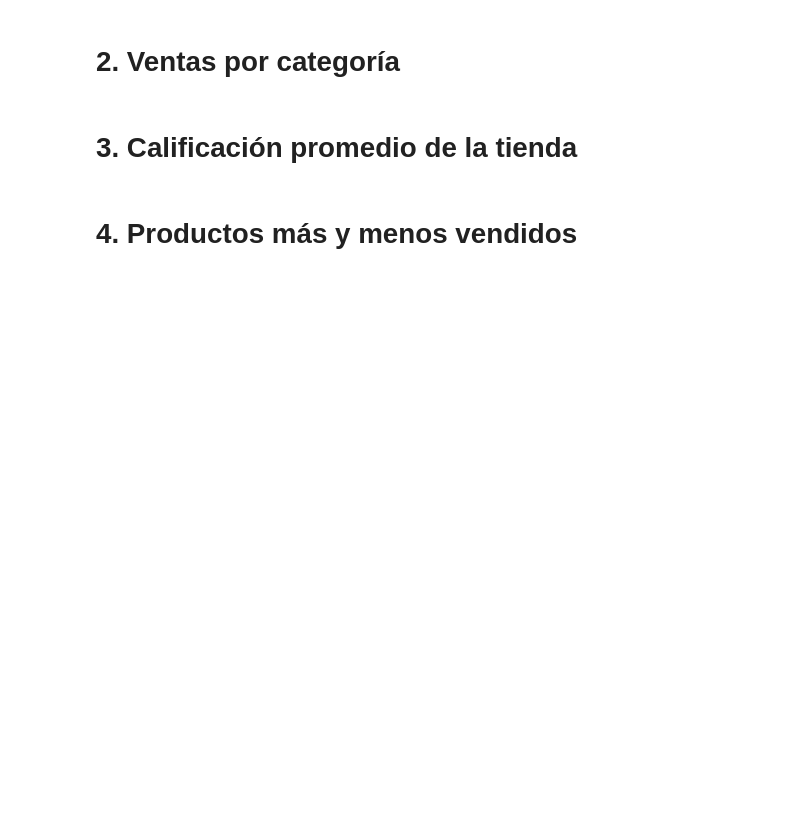
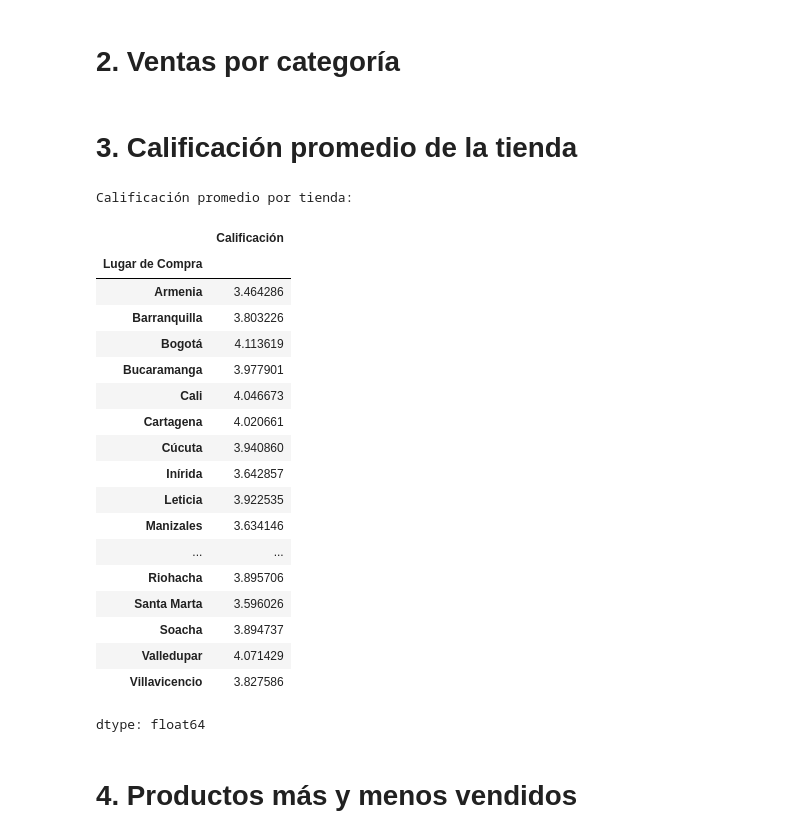
Before and after one commit to Beaebert/challenge1-data-science-latam, a Jupyter notebook: AluraStoreLatam.ipynb, the cells around one changed output. Drawn from its saved outputs; the diff is of its cells as text; code cells hidden in the pictures; blank space fills up the shorter version.

```diff
--- a/AluraStoreLatam.ipynb
+++ b/AluraStoreLatam.ipynb
@@ -32,5 +66,32 @@ tienda.head()
 # 2. Ventas por categoría
 # %% [markdown]
 # 3. Calificación promedio de la tienda
+# %%
+# Calculate the average rating for each store
+average_rating_by_store = all_tiendas.groupby('Lugar de Compra')['Calificación'].mean()
+
+print("Calificación promedio por tienda:")
+display(average_rating_by_store)
+# %% [output]
+Calificación promedio por tienda:
+|  | Calificación |
+| Lugar de Compra |  |
+| Armenia | 3.464286 |
+| Barranquilla | 3.803226 |
+| Bogotá | 4.113619 |
+| Bucaramanga | 3.977901 |
+| Cali | 4.046673 |
+| Cartagena | 4.020661 |
+| Cúcuta | 3.940860 |
+| Inírida | 3.642857 |
+| Leticia | 3.922535 |
+| Manizales | 3.634146 |
+| ... | ... |
+| Riohacha | 3.895706 |
+| Santa Marta | 3.596026 |
+| Soacha | 3.894737 |
+| Valledupar | 4.071429 |
+| Villavicencio | 3.827586 |
+dtype: float64
 # %% [markdown]
 # 4. Productos más y menos vendidos
```
Also changed, not shown: parts of 2 cells of this notebook.
